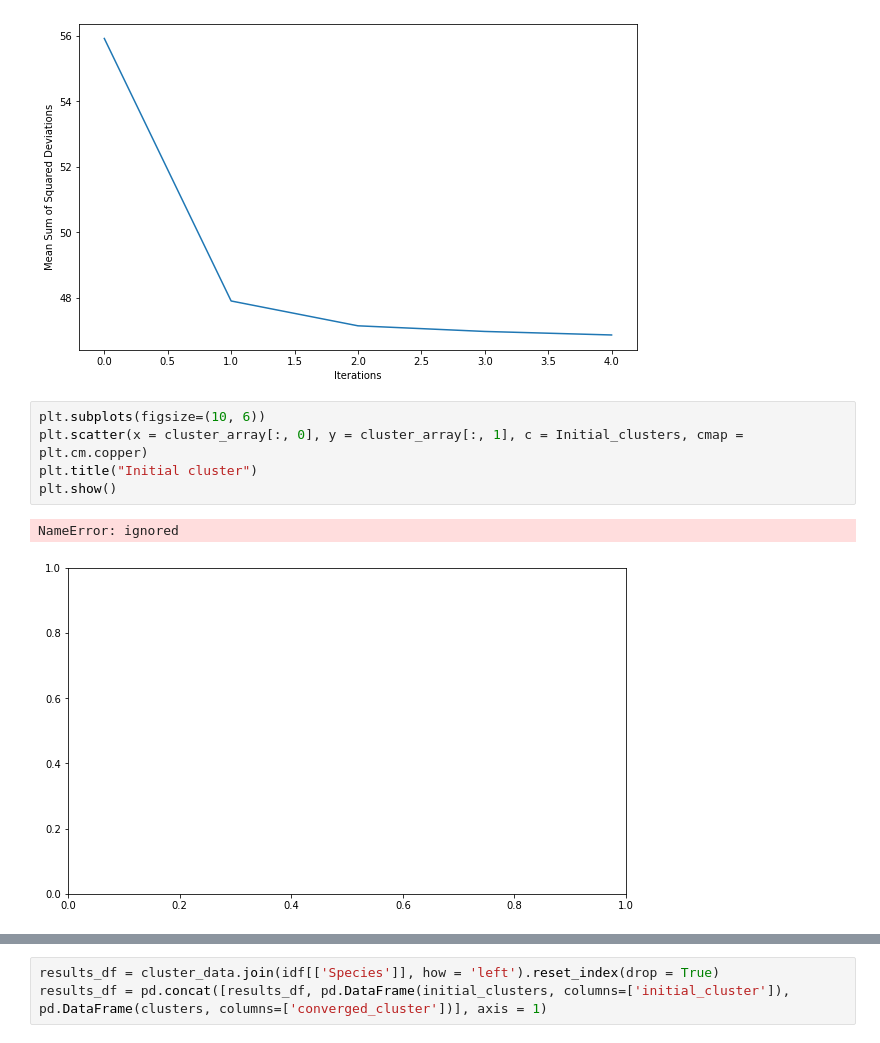
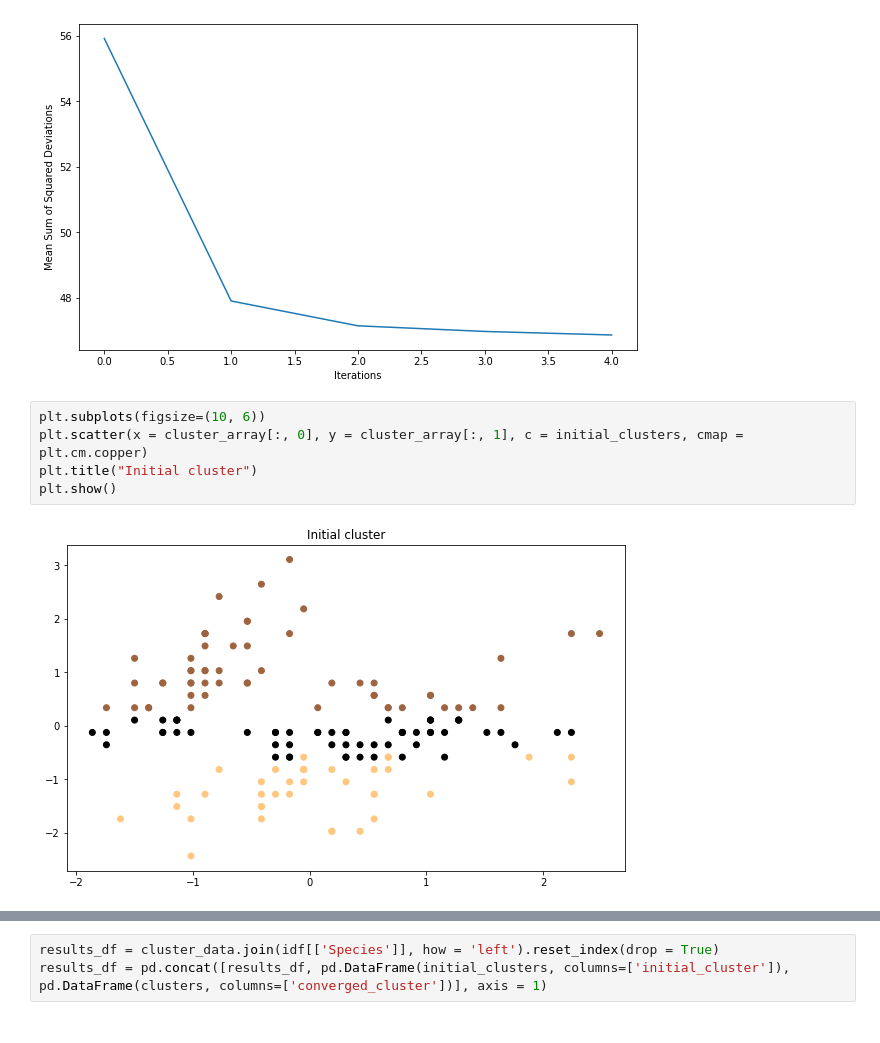
Before and after one commit to Sshubam/FSM_ML_Assignments, a Jupyter notebook: FSM_3_KMeans_PCA_Final.ipynb, the cells around one changed output, grey strips where cells are left out. Drawn from its saved outputs; the diff is of its cells as text.

```diff
--- a/FSM_3_KMeans_PCA_Final.ipynb
+++ b/FSM_3_KMeans_PCA_Final.ipynb
@@ -176,12 +176,11 @@ plt.ylabel('Mean Sum of Squared Deviations');
 [figure]
 # %%
 plt.subplots(figsize=(10, 6))
-plt.scatter(x = cluster_array[:, 0], y = cluster_array[:, 1], c = Initial_clusters, cmap = plt.cm.copper)
+plt.scatter(x = cluster_array[:, 0], y = cluster_array[:, 1], c = initial_clusters, cmap = plt.cm.copper)
 plt.title("Initial cluster")
 plt.show()
 # %% [output]
-NameError: ignored
-[figure, old version]
+[figure, new version]
 # %%
 plt.subplots(figsize=(10, 6))
 plt.scatter(x = cluster_array[:, 0], y = cluster_array[:, 1], c = clusters, cmap = plt.cm.copper)
```
Also changed, not shown: parts of 8 cells of this notebook.
